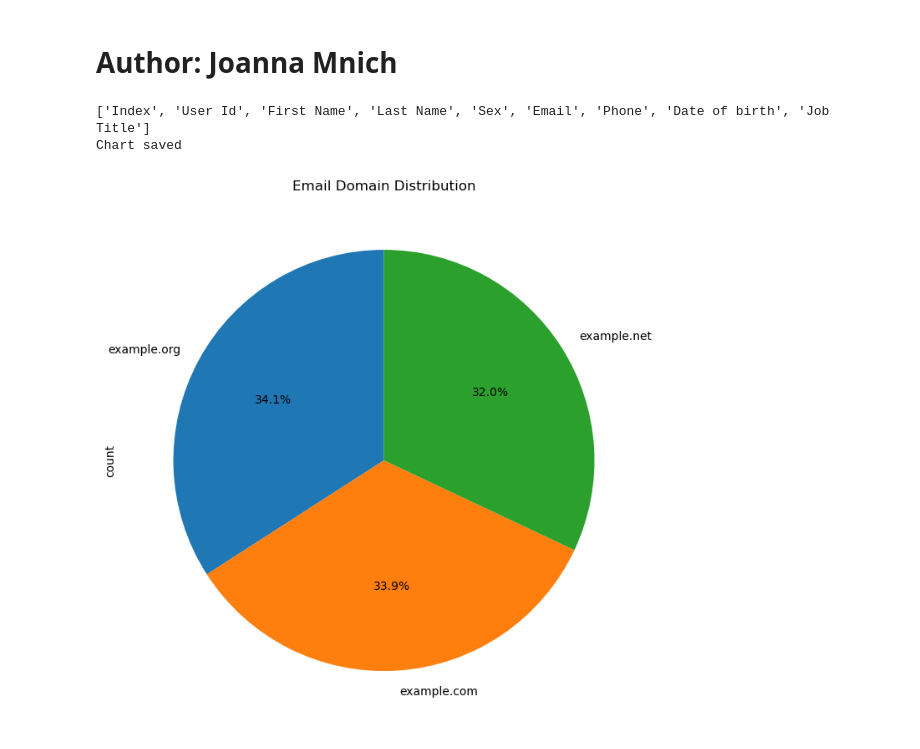
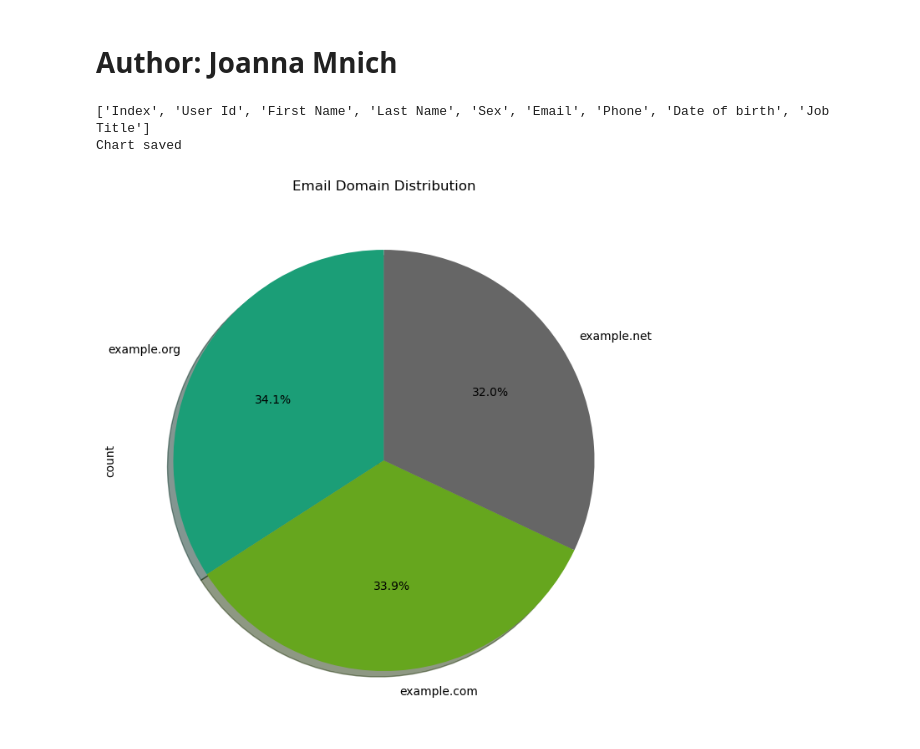
Before and after one commit to JoannaMnich/PFDA, a Jupyter notebook: assignments/assignment03-pie.ipynb, the cells around one changed output. Drawn from its saved outputs; the diff is of its cells as text; code cells hidden in the pictures.

Commit message:
extra information added

```diff
--- a/assignments/assignment03-pie.ipynb
+++ b/assignments/assignment03-pie.ipynb
@@ -5,31 +5,35 @@
 # %%
 # Data frames
 import pandas as pd
 import matplotlib.pyplot as plt
 
 # Load your CSV from Google Drive
 url = "https://drive.google.com/uc?id=1AWPf-pJodJKeHsARQK_RHiNsE8fjPCVK&export=download"
 df = pd.read_csv(url)
 
-print(df.columns.tolist())
+print(df.columns.tolist()) # I used that code to see how headers are named, I have code problem with word-email.
+                        # The email is with capital letter, in code below I used small leter `e` and I had error.
 
 # Extract domain from email
-df['domain'] = df['Email'].str.extract(r'@([\w\.-]+)')
-
+df['domain'] = df['Email'].str.split('@').str[1]  # after split text, take first element from the list,
+                                                    # zero element will be letters or numbers before @
 # Count domain frequency
 domain_counts = df['domain'].value_counts()
 
 # Plot pie chart and save to file (no GUI needed)
 plt.figure(figsize=(7, 7))
-domain_counts.plot.pie(autopct='%1.1f%%', startangle=90)
+domain_counts.plot.pie(autopct='%1.1f%%',  # numbers in percent with 1 decimal place
+                       startangle=90,   # matplotlib create circle from right site, with this code angle start from 90 or 12 o`clock
+                       colormap='Dark2', # code show pallet of colours
+                       shadow=True)
 
 plt.title('Email Domain Distribution')
 plt.tight_layout()
 
 # Save the chart instead of showing it
 plt.savefig('domain_chart.png', dpi=300, bbox_inches='tight')
 print("Chart saved")
 # %% [output]
 ['Index', 'User Id', 'First Name', 'Last Name', 'Sex', 'Email', 'Phone', 'Date of birth', 'Job Title']
 Chart saved
-[figure, old version]
+[figure, new version]
```
Also changed, not shown: 1 other file.
